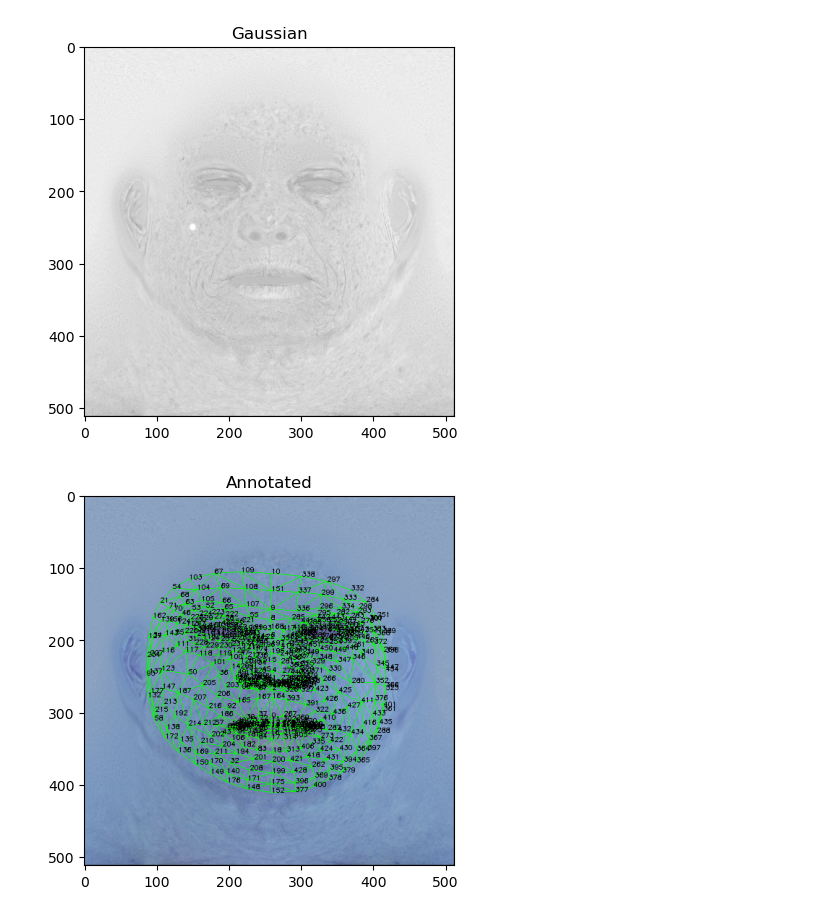
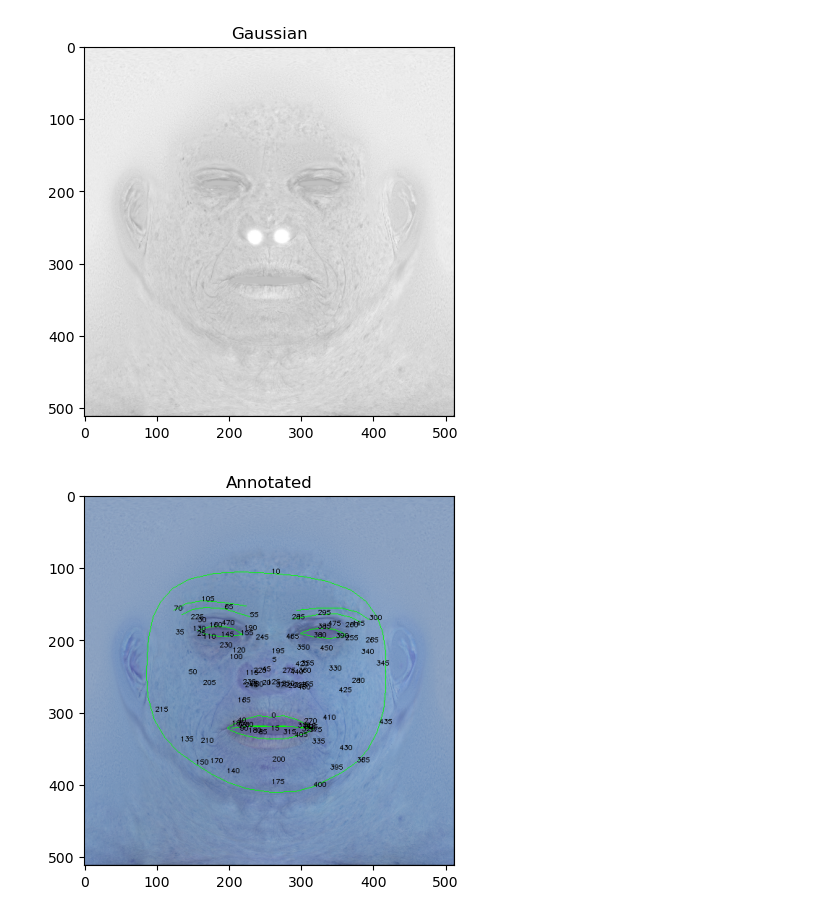
Before and after one commit to jj-tech-io/mediapipe-facemesh, a Jupyter notebook: florence.ipynb, the cells around one changed output. Drawn from its saved outputs; the diff is of its cells as text; code cells hidden in the pictures.

```diff
--- a/florence.ipynb
+++ b/florence.ipynb
@@ -336,7 +538,7 @@ age_marks1 = frozenset([
 # %%
 Cm_path = r"images/old_lady/m32_Cm.png"
 Ch_path = r"images/old_lady/m32_Ch.png"
-image_path = r"images/old_lady/m32.png"
+image_path = r"images/models_4k/m32.png"
 
 #load Cm and Ch as binary images
 Cm = plt.imread(Cm_path).astype(np.float32)
@@ -377,7 +579,8 @@ for face_landmarks in results.multi_face_landmarks:
     mp_drawing.draw_landmarks(
         image=annotated_image,
         landmark_list=face_landmarks,
-        connections=mp_face_mesh.FACEMESH_TESSELATION,  # or FACEMESH_CONTOURS or FACEMESH_IRISES
+        # connections=mp_face_mesh.FACEMESH_TESSELATION,  # or FACEMESH_CONTOURS or FACEMESH_IRISES
+        connections=mp_face_mesh.FACEMESH_CONTOURS,
         landmark_drawing_spec=None,
         connection_drawing_spec=mp_drawing.DrawingSpec(color=(0, 255, 0), thickness=1, circle_radius=1),
     )
@@ -387,53 +590,62 @@ for face_landmarks in results.multi_face_landmarks:
         ih, iw, _ = image.shape
         x, y = int(lm.x * iw), int(lm.y * ih)
         # cv2.putText(annotated_image, str(id), (x, y), cv2.FONT_HERSHEY_SIMPLEX, .75, (0, 255, 0), 1)
-        cv2.putText(annotated_image, str(id), (x, y), cv2.FONT_HERSHEY_SIMPLEX, 0.3, (0, 0, 0), 1)
+        if id % 5 == 0:
+            cv2.putText(annotated_image, str(id), (x, y), cv2.FONT_HERSHEY_SIMPLEX, 0.3, (0, 0, 0), 1)
         landmark_locations[id] = (x, y)
 
 # for lm,coordinates in landmark_locations.items():
 #     x,y = coordinates
 #     print(lm,x,y)
-gaus = gaussian(Cm, 250, 150, 2, 1.0)
 
-#187, 207, 214
+ya, xa = landmark_locations[250]
+yb, xb = landmark_locations[60]
+
+gaus = gaussian(Cm, xa,ya, 5, 1.0)
+gaus = gaussian(gaus, xb, yb, 5, 1.0)
+
 """lmA = 187
 lmB = 207
 lmC = 214
 #get center of triangle from 3 landmarks
 avg_x = (landmark_locations[lmA][0] + landmark_locations[lmB][0] + landmark_locations[lmC][0]) / 3
 avg_y = (landmark_locations[lmA][1] + landmark_locations[lmB][1] + landmark_locations[lmC][1]) / 3
 print(avg_x,avg_y)
 xA,yA = landmark_locations[lmA]
 xB,yB = landmark_locations[lmB]
 xC,yC = landmark_locations[lmC]
 print(xA,yA)
 print(xB,yB)
 print(xC,yC)
 #draw triangle on gaussian
 cv2.line(gaus, (xA, yA), (xB, yB), (1, 1, 1), 1)
 cv2.line(gaus, (xB, yB), (xC, yC), (1, 1, 1), 1)
 cv2.line(gaus, (xC, yC), (xA, yA), (1, 1, 1), 1)
 #draw average point
 cv2.circle(gaus, (int(avg_x), int(avg_y)), 1, (1, 1, 1), 1)"""
-# age_spots = 70,111,123,138, 214,192,187,30,101,47,196,195,351,343,365,349,293,300,340,380,411,416,434,367
-# age_spots = [70,111,123,138, 214,192,187,30,101,47,196,195,351,343,365,349,293,300,340,380,411,416,434,367]
-# for lm in age_spots:
-#     x,y = landmark_locations[lm]
-#     gaus = gaussian(gaus, x, y, 2, 1.0)
-#pick 25 random landmarks between 1 and 400 y and x
-# for i in range(25):
-#     lm = random.randint(1,400)
-#     x,y = landmark_locations[lm]
-#     gaus = gaussian(gaus, x, y, 2, 1.0)
+
+"""age_spots = [70,111,123,138, 214,192,187,30,101,47,196,195,351,343,365,349,293,300,340,380,411,416,434,367]
+for lm in age_spots:
+    x,y = landmark_locations[lm]
+    gaus = gaussian(gaus, x, y, 2, 1.0)"""
+
+"""#pick 25 random landmarks between 1 and 400 y and x
+for i in range(25):
+    lm = random.randint(1,400)
+    x,y = landmark_locations[lm]
+    gaus = gaussian(gaus, x, y, 2, 1.0)"""
+
+
 
 plt.imshow(gaus, cmap='binary', vmin=0, vmax=1)
 plt.title('Gaussian')
+
 plt.show()
 plt.imshow(annotated_image)
 plt.title('Annotated')
 plt.show()
 #save annotated image as high dpi
-plt.imsave('images/old_lady/m32_annotated.png', annotated_image, dpi=300)
+plt.imsave('images/old_lady/m32_annotated.png', annotated_image, dpi=600)
 # %% [output]
-[figure, old version]
+[figure, new version]
-[figure, old version]
+[figure, new version]
```
Also changed, not shown: parts of 1 cell of this notebook, 13 other files.
